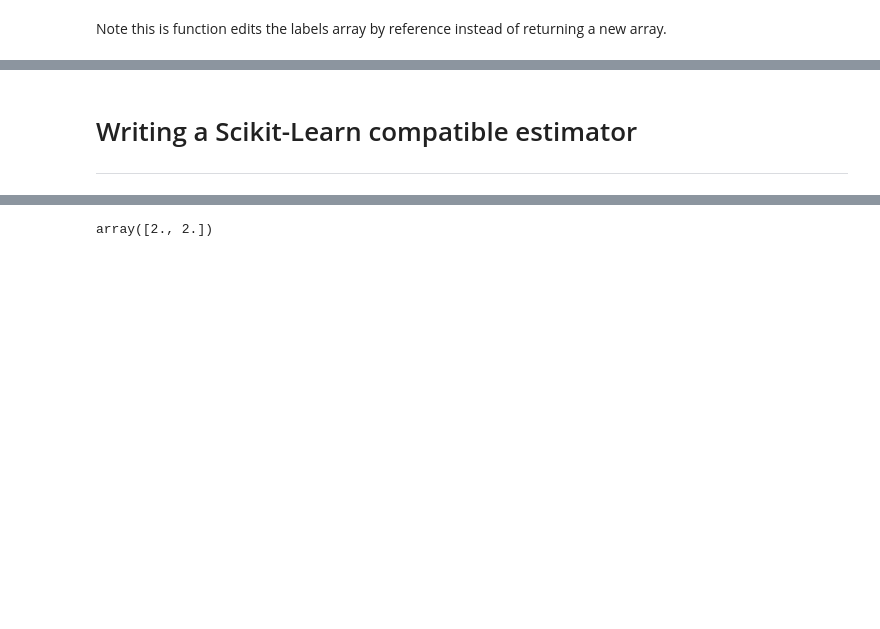
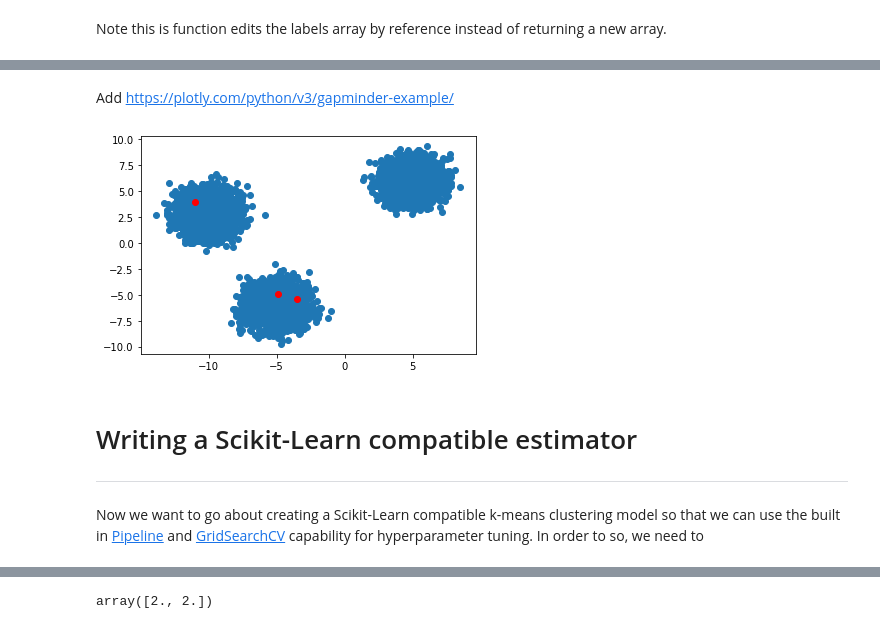
Before and after one commit to mdh266/KMeans, a Jupyter notebook: kmeans.ipynb, the cells around one changed output, grey strips where cells are left out. Cells and saved outputs as stored; diff of their text form; code cells hidden in the pictures; blank space fills up the shorter version.

```diff
--- a/kmeans.ipynb
+++ b/kmeans.ipynb
@@ -244,6 +284,40 @@ array([False, False, False, ...,  True,  True,  True])
+# %%
+def fit(X: np.array, K: int, max_iters: int = 100, tol:float = 1e-10) -> List[float]:
+    centroids = init_centroids(X=X, K=K)
+    labels = np.empty(X.shape[0])
+
+    for _ in range(max_iters):
+
+        # label points belonging to clusters
+        prev_centroids = centroids
+
+        # update labels
+        update_labels(X=X, labels=labels)
+
+        # update centroids
+        update_centroids(X=X, centroids=centroids, labels=labels, K=K)
+
+        if np.linalg.norm(prev_centroids - centroids) < tol:
+            break
+
+    return centroids.copy()
+# %% [markdown]
+Add
+https://plotly.com/python/v3/gapminder-example/
+# %%
+centroids = fit(data, 3)
+
+plt.figure()
+plt.scatter(data[:,0], data[:,1])
+for c in centroids:
+    plt.scatter(*c, color="red")
+# %% [output]
+[figure, added]
 # %% [markdown]
 # Writing a Scikit-Learn compatible estimator <a class="anchor" id="fourth-bullet"></a>
 --------------
+# %% [markdown]
+Now we want to go about creating a Scikit-Learn compatible k-means clustering model so that we can use the built in [Pipeline](https://scikit-learn.org/stable/modules/generated/sklearn.pipeline.Pipeline.html) and [GridSearchCV](https://scikit-learn.org/stable/modules/generated/sklearn.model_selection.GridSearchCV.html) capability for hyperparameter tuning. In order to so, we need to
 # %%
 import numpy as np
 from sklearn.base import BaseEstimator, ClassifierMixin
```
Also changed, not shown: parts of 31 cells of this notebook, 1 other file.
